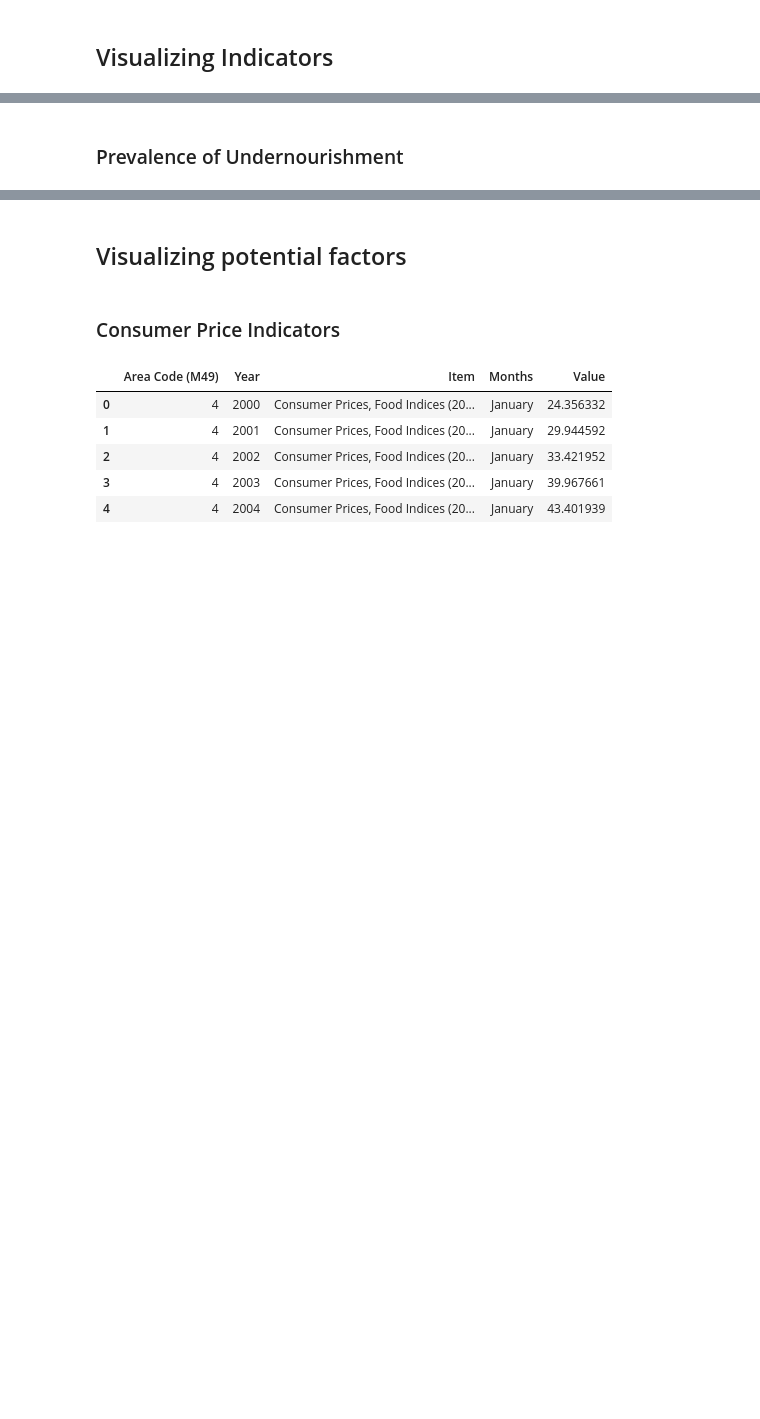
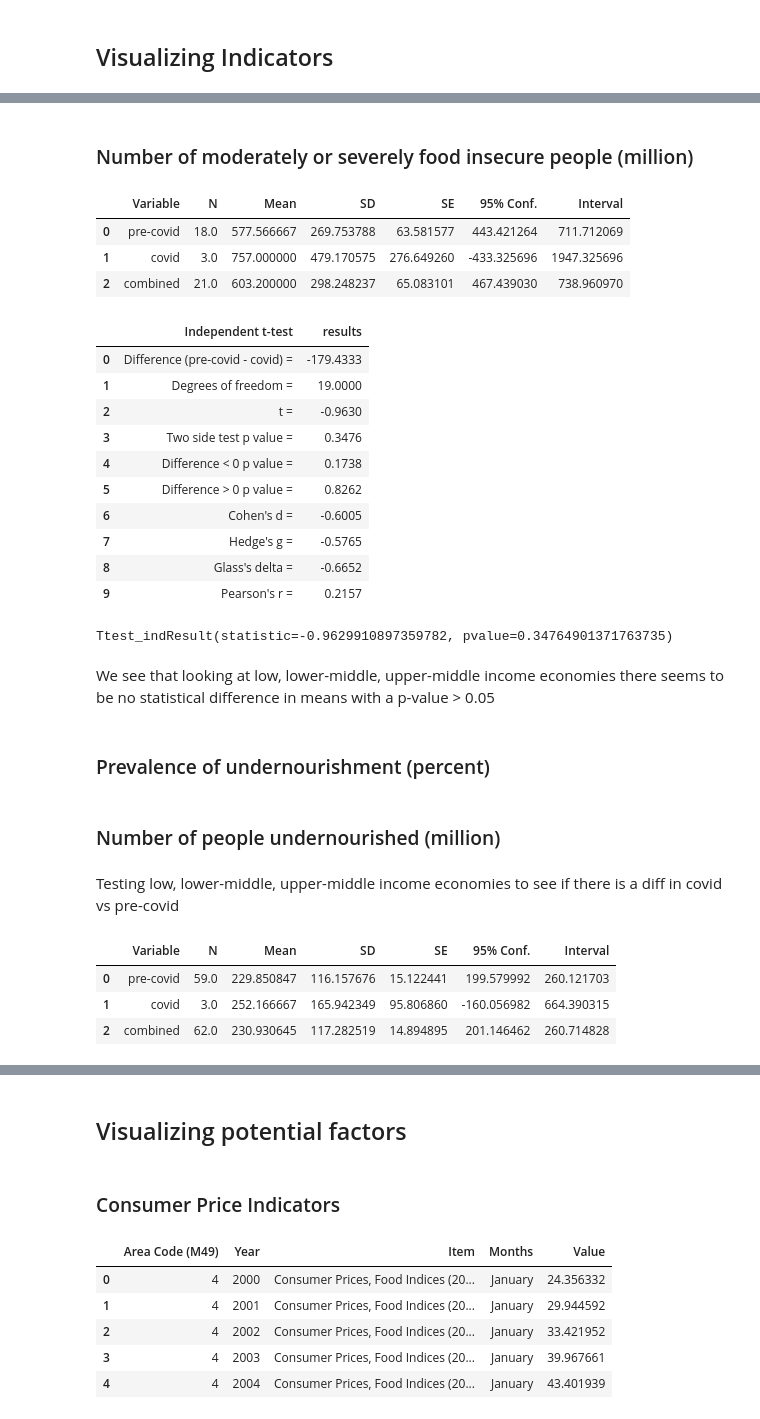
Before and after one commit to NGrech/food-security-analysis, a Jupyter notebook: noteebooks/food_security_eda.ipynb, the cells around one changed output, grey strips where cells are left out. Drawn from its saved outputs; the diff is of its cells as text; code cells hidden in the pictures; blank space fills up the shorter version.

```diff
--- a/noteebooks/food_security_eda.ipynb
+++ b/noteebooks/food_security_eda.ipynb
@@ -34,9 +53,17 @@ It has two indicators:
 # %%
 # Selecting needed data
-undernourishment_pdf = food_security_pdf[(food_security_pdf['Item Code'].isin([210041])) & (food_security_pdf['Area Code'].isin([5858, 5859,9010, 9011]))]
+# Prevelance of undernourishment
+undernourishment_pdf = food_security_pdf[(food_security_pdf['Item Code'].isin([210040])) & (food_security_pdf['Area Code'].isin([5858, 5859,9010, 9011]))]
 undernourishment_pdf['Value'] = undernourishment_pdf['Value'].apply(lambda x: float(x.replace('<', '')))
-food_insecurity_pdf = food_security_pdf[(food_security_pdf['Item Code'].isin([210091])) & (food_security_pdf['Area Code'].isin([5858, 5859,9010, 9011]))]
+# Number, in milions, of undernourishment
+number_undernourishment_pdf = food_security_pdf[(food_security_pdf['Item Code'].isin([210010])) & (food_security_pdf['Area Code'].isin([5858, 5859,9010, 9011]))]
+number_undernourishment_pdf['Value'] = number_undernourishment_pdf['Value'].apply(lambda x: float(x))
+# Prevelance of food insecurity
+food_insecurity_pdf = food_security_pdf[(food_security_pdf['Item Code'].isin([210090])) & (food_security_pdf['Area Code'].isin([5858, 5859,9010, 9011]))]
 food_insecurity_pdf['Value'] = food_insecurity_pdf['Value'].apply(lambda x: float(x.replace('<', '')))
+# Number in millions of food insecurity
+number_food_insecurity_pdf = food_security_pdf[(food_security_pdf['Item Code'].isin([210080])) & (food_security_pdf['Area Code'].isin([5858, 5859,9010, 9011]))]
+number_food_insecurity_pdf['Value'] = number_food_insecurity_pdf['Value'].apply(lambda x: float(x))
 # %% [output]
 A value is trying to be set on a copy of a slice from a DataFrame.
 Try using .loc[row_indexer,col_indexer] = value instead
@@ -57,0 +98,2 @@ px.line(food_insecurity_pdf, x='Year', y='Value', color='Area')
+# %% [markdown]
+### Number of moderately or severely food insecure people (million)
@@ -58,5 +109,38 @@ px.line(food_insecurity_pdf, x='Year', y='Value', color='Area')
+# %%
+# Testing low, lower-middle, upper-middle income economies to see if there is a diff in covid vs pre-covid
+
+summary, results = rp.ttest(group1= number_food_insecurity_pdf['Value'][(number_food_insecurity_pdf.Year<'2020')&(number_food_insecurity_pdf['Area Code']!=9010)], group1_name= "pre-covid",
+                            group2= number_food_insecurity_pdf['Value'][(number_food_insecurity_pdf.Year>='2020')&(number_food_insecurity_pdf['Area Code']!=9010)], group2_name= "covid")
+# %%
+summary
+# %% [output]
+|  | Variable | N | Mean | SD | SE | 95% Conf. | Interval |
+| 0 | pre-covid | 18.0 | 577.566667 | 269.753788 | 63.581577 | 443.421264 | 711.712069 |
+| 1 | covid | 3.0 | 757.000000 | 479.170575 | 276.649260 | -433.325696 | 1947.325696 |
+| 2 | combined | 21.0 | 603.200000 | 298.248237 | 65.083101 | 467.439030 | 738.960970 |
+# %%
+results
+# %% [output]
+|  | Independent t-test | results |
+| 0 | Difference (pre-covid - covid) = | -179.4333 |
+| 1 | Degrees of freedom = | 19.0000 |
+| 2 | t = | -0.9630 |
+| 3 | Two side test p value = | 0.3476 |
+| 4 | Difference < 0 p value = | 0.1738 |
+| 5 | Difference > 0 p value = | 0.8262 |
+| 6 | Cohen's d = | -0.6005 |
+| 7 | Hedge's g = | -0.5765 |
+| 8 | Glass's delta = | -0.6652 |
+| 9 | Pearson's r = | 0.2157 |
+# %%
+stats.ttest_ind(number_food_insecurity_pdf['Value'][(number_food_insecurity_pdf.Year<'2020')&(number_food_insecurity_pdf['Area Code']!=9010)],
+                number_food_insecurity_pdf['Value'][(number_food_insecurity_pdf.Year>='2020')&(number_food_insecurity_pdf['Area Code']!=9010)])
+# %% [output]
+Ttest_indResult(statistic=-0.9629910897359782, pvalue=0.34764901371763735)
+# %% [markdown]
+We see that looking at low, lower-middle, upper-middle income economies there seems to be no statistical difference in means with a p-value > 0.05
 # %% [markdown]
-### Prevalence of Undernourishment
+### Prevalence of undernourishment (percent)
 # %%
 # Undernourishment data
 px.line(undernourishment_pdf, x='Year', y='Value', color='Area')
@@ -64,0 +155,2 @@ px.line(undernourishment_pdf, x='Year', y='Value', color='Area')
+# %% [markdown]
+### Number of people undernourished (million)
@@ -64,0 +168,2 @@ px.line(undernourishment_pdf, x='Year', y='Value', color='Area')
+# %% [markdown]
+Testing low, lower-middle, upper-middle income economies to see if there is a diff in covid vs pre-covid
@@ -64,0 +175,7 @@ px.line(undernourishment_pdf, x='Year', y='Value', color='Area')
+# %%
+summary
+# %% [output]
+|  | Variable | N | Mean | SD | SE | 95% Conf. | Interval |
+| 0 | pre-covid | 59.0 | 229.850847 | 116.157676 | 15.122441 | 199.579992 | 260.121703 |
+| 1 | covid | 3.0 | 252.166667 | 165.942349 | 95.806860 | -160.056982 | 664.390315 |
+| 2 | combined | 62.0 | 230.930645 | 117.282519 | 14.894895 | 201.146462 | 260.714828 |
```
Also changed, not shown: parts of 39 cells of this notebook, 2 other files.
